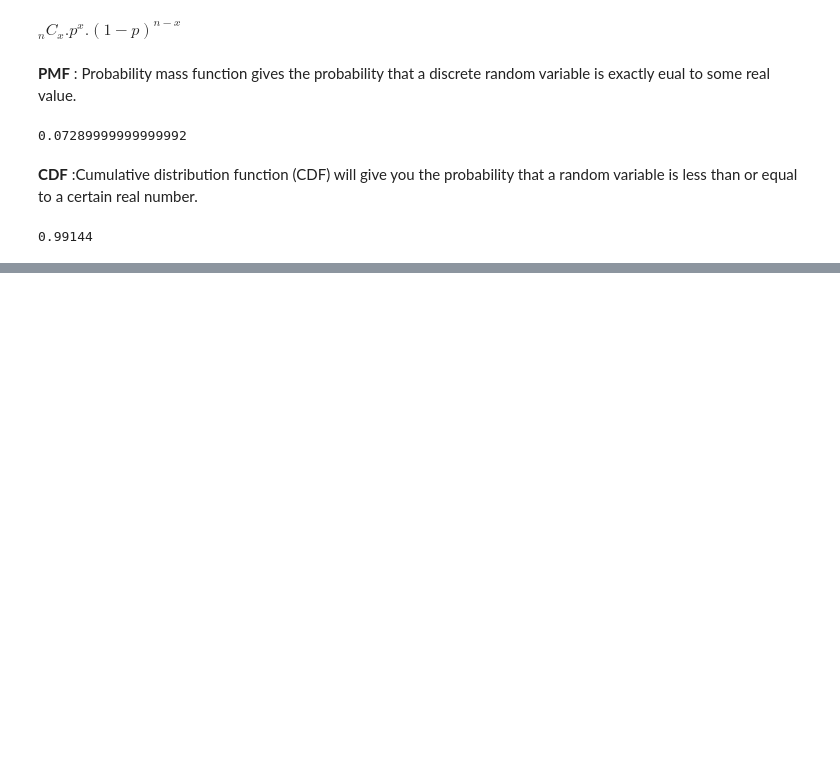
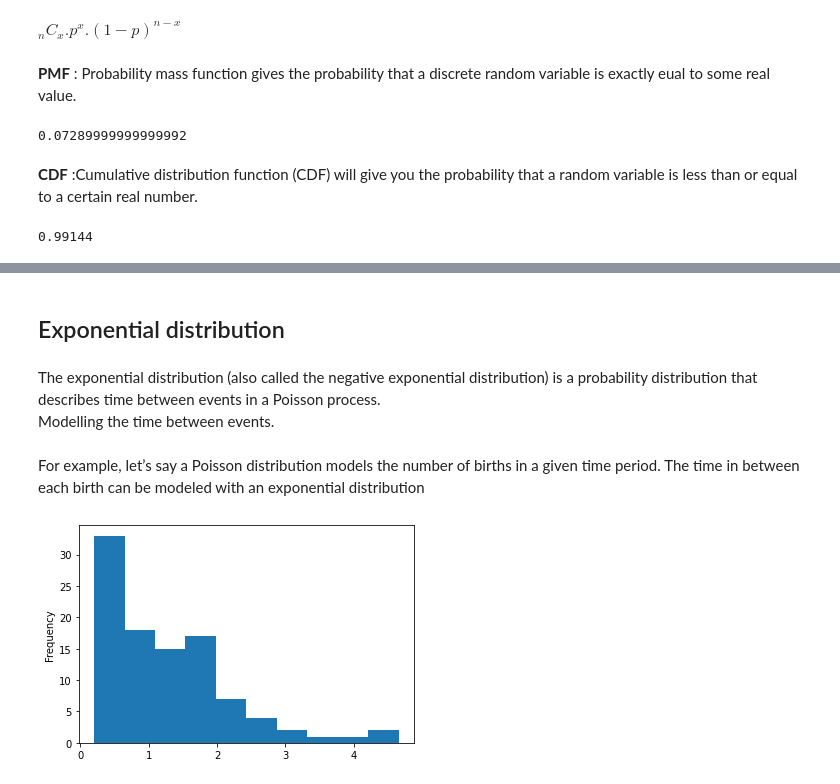
Before and after one commit to chikoungoun/Practical-Stats-for-DS, a Jupyter notebook: PS for DS - Chap 2.ipynb, the cells around one changed output, grey strips where cells are left out. Saved outputs shown, nothing was run; the diff lists cells and outputs as text; code cells hidden in the pictures; blank space fills up the shorter version.

```diff
--- a/PS for DS - Chap 2.ipynb
+++ b/PS for DS - Chap 2.ipynb
@@ -370,0 +415,14 @@ print(stats.binom.cdf(2,n=5,p=0.1))
+# %% [markdown]
+## Exponential distribution
+# %% [markdown]
+The exponential distribution (also called the negative exponential distribution) is a probability distribution that describes time between events in a Poisson process.
+Modelling the time between events.
+# %% [markdown]
+For example, let’s say a Poisson distribution models the number of births in a given time period. The time in between each birth can be modeled with an exponential distribution
+# %%
+sample = stats.expon.rvs(0.2,size=100)
+
+pd.Series(sample).plot.hist()
+plt.show()
+# %% [output]
+[figure, added]
```
Also changed, not shown: parts of 12 cells of this notebook.
